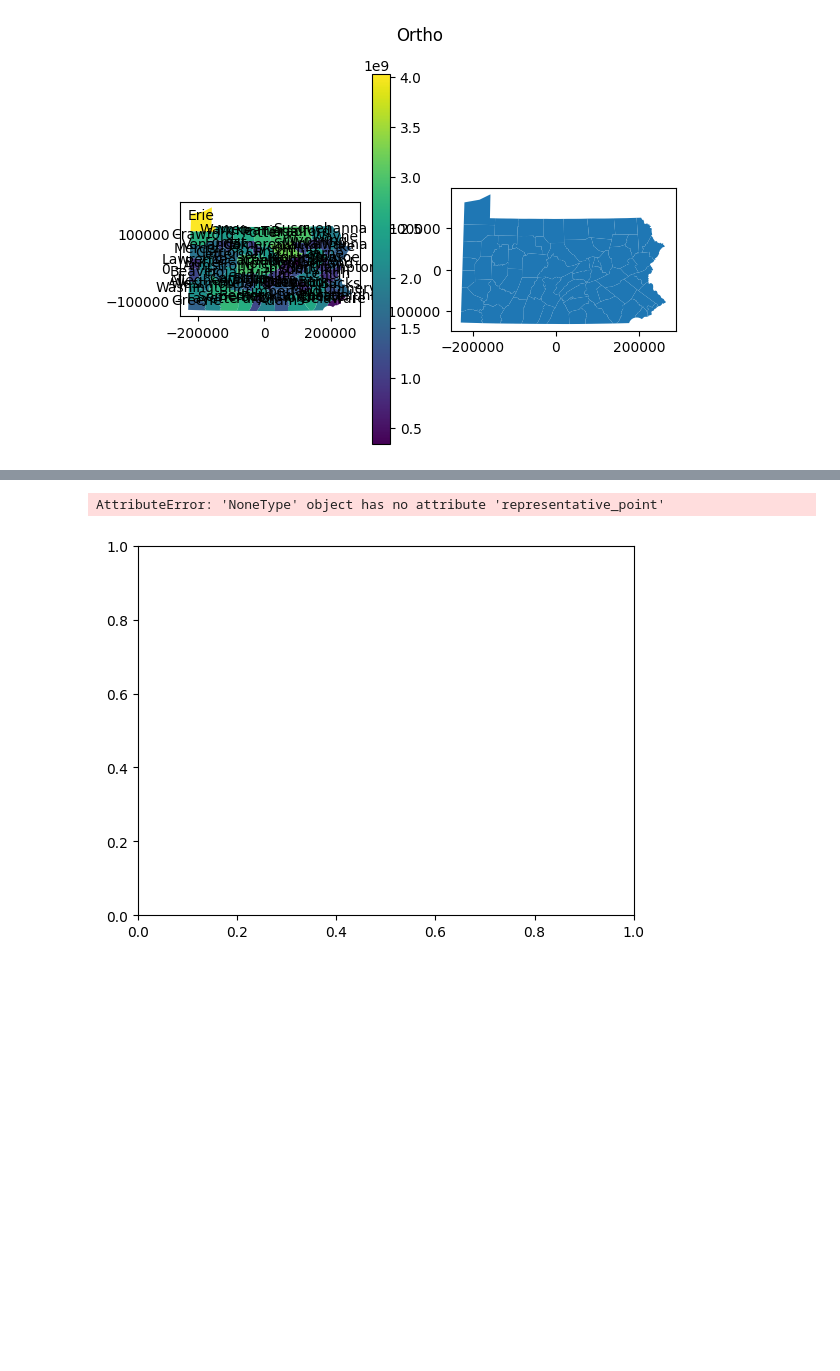
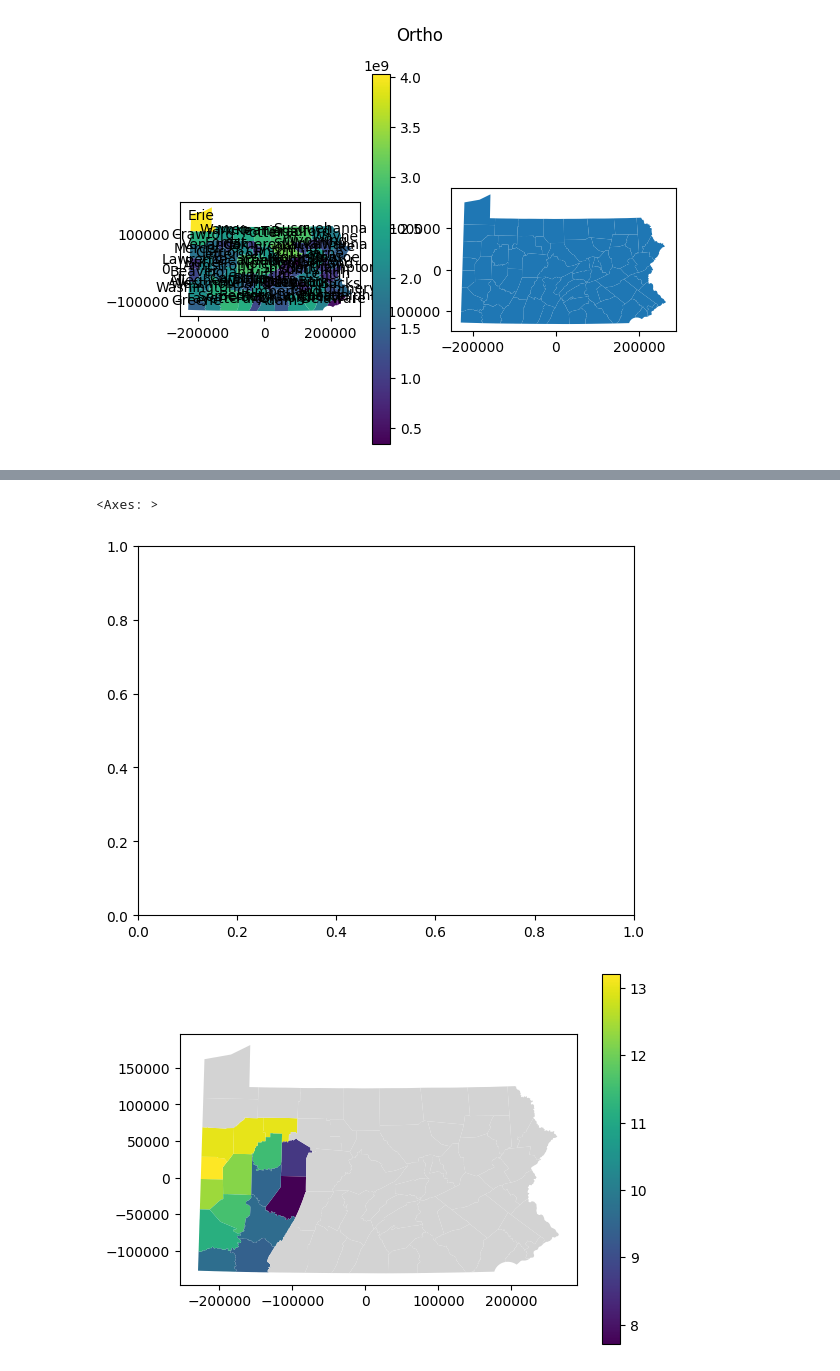
Before and after one commit to erickdcohen/information_visualization_class, a Jupyter notebook: assignments/03_working_with_maps/src/working_with_maps.ipynb, the cells around one changed output, grey strips where cells are left out. Drawn from its saved outputs; the diff is of its cells as text; code cells hidden in the pictures; blank space fills up the shorter version.

```diff
--- a/assignments/03_working_with_maps/src/working_with_maps.ipynb
+++ b/assignments/03_working_with_maps/src/working_with_maps.ipynb
@@ -75,25 +75,22 @@ if os.path.exists(PATH_TO_PICKLE_COUNTIES_FILE):
 else:
     # use Nomanatim to get missing county values
     locations = []
+    missing_indecies = []
     geolocator = Nominatim(user_agent="edcmsdas")
     for index, row in snowstorm_counties_df.iterrows():
-        # missing Counties as nan
+        # missing Counties as nan floats here
         if type(row["County"]) is float:
             # geolocate
             gl = geolocator.geocode(f"{row["Location"]} Pennsylvania US")
 
-            # convert the location to string and split to retrieve the county
-            gl_split = str(gl).split(",")
-
-            # get the second item (county) and remove the word "County" and any whitespace on the ends
-            try:
-                county = gl_split[1].removesuffix("County").strip()
-
-            except:
-                county = np.nan
+            # convert the location to string and save. will split to retrieve the county after
+            gl_str = str(gl)
 
             # fill in county for the missing row
-            snowstorm_counties_df.at[index, "County"] = county
+            snowstorm_counties_df.at[index, "County"] = gl_str
+
+            # track missing index
+            missing_indecies.append(index)
 
     # Save the dataframe as a pickle file
     snowstorm_counties_df.to_pickle(PATH_TO_PICKLE_COUNTIES_FILE)
@@ -113,5 +127,10 @@ gdf_snowstorm = pd.merge(
     right=ortho_gdf,
     left_on="County",
     right_on="NAME",
-    how="outer",
+    how="right",
 )
+
+# make back into geodf
+gdf_snowstorm = gpd.GeoDataFrame(gdf_snowstorm, geometry='geometry')
+
+gdf_snowstorm.shape
@@ -128,10 +139,15 @@ gdf_snowstorm.head()
 # %%
+fig, ax = plt.subplots(1, 1)
 
-fig, axes = plt.subplots(1, 1)
+gdf_snowstorm.plot(
+    column="mean_expected_snowfall",
+    legend=True,
+    missing_kwds={'color': 'lightgrey'}
+)
 
-add_area_and_label_coords(gdf_snowstorm)
-plot_with_labels(gdf_snowstorm, field_col='area', name_col='NAME',
-                 ax=axes, missing_kwds={'color': 'lightgrey'})
+# plot_with_labels(gdf_snowstorm, field_col='mean_expected_snowfall',
+#                  name_col='NAME', ax=ax, missing_kwds={'color': 'lightgrey'})
 # %% [output]
-AttributeError: 'NoneType' object has no attribute 'representative_point'
+<Axes: >
 [figure]
+[figure, added]
```
Also changed, not shown: parts of 4 cells of this notebook.
